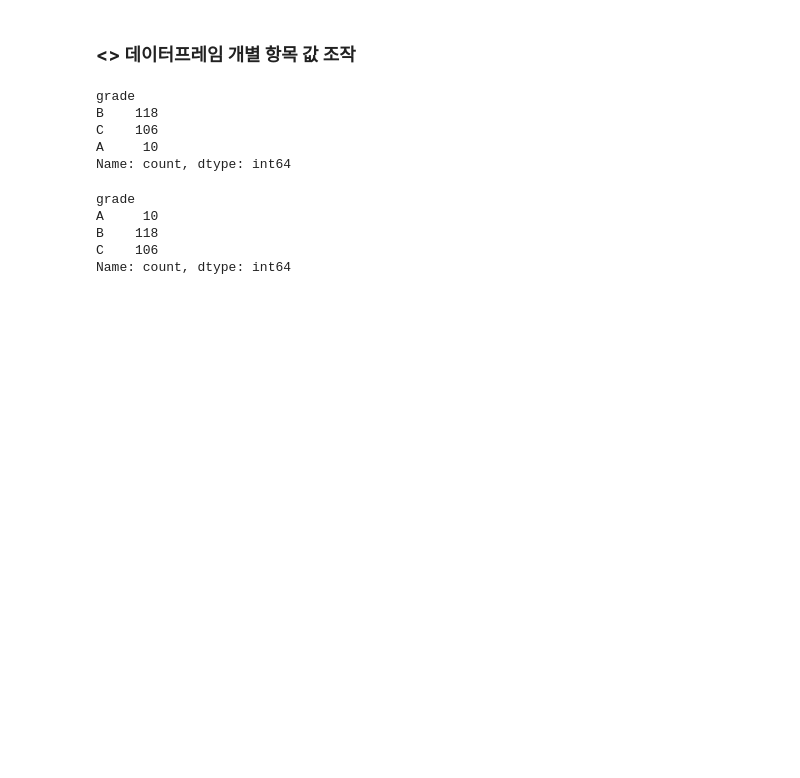
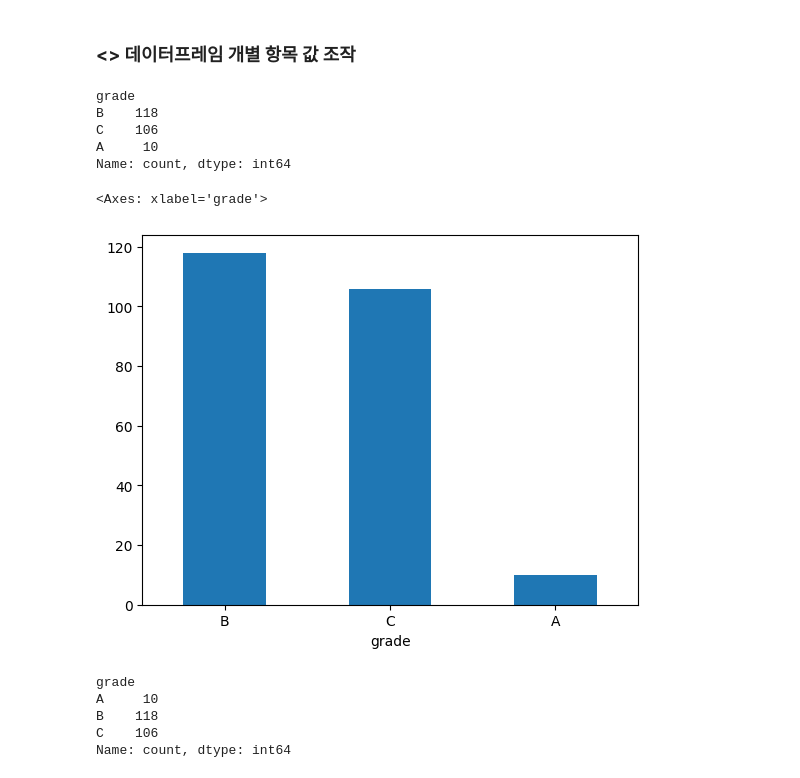
Before and after one commit to dndxor/BCDA, a Jupyter notebook: Ch05_DataAnalysisBasic.ipynb, the cells around one changed output. Drawn from its saved outputs; the diff is of its cells as text; code cells hidden in the pictures; blank space fills up the shorter version.

```diff
--- a/Ch05_DataAnalysisBasic.ipynb
+++ b/Ch05_DataAnalysisBasic.ipynb
@@ -467,6 +475,12 @@ B    118
 C    106
 A     10
 Name: count, dtype: int64
+# %%
+## 빈도 막대 그래프 그리기
+count_grade.plot.bar(rot = 0)  # 등급 빈도 막대 그래프 만들기
+# %% [output]
+<Axes: xlabel='grade'>
+[figure, added]
 # %%
 count_grade = mpg['grade'].value_counts().sort_index()  # 등급 빈도표 만들기(index 순 정렬 적용)
 count_grade
```
Also changed, not shown: parts of 3 cells of this notebook, 3 other files.
